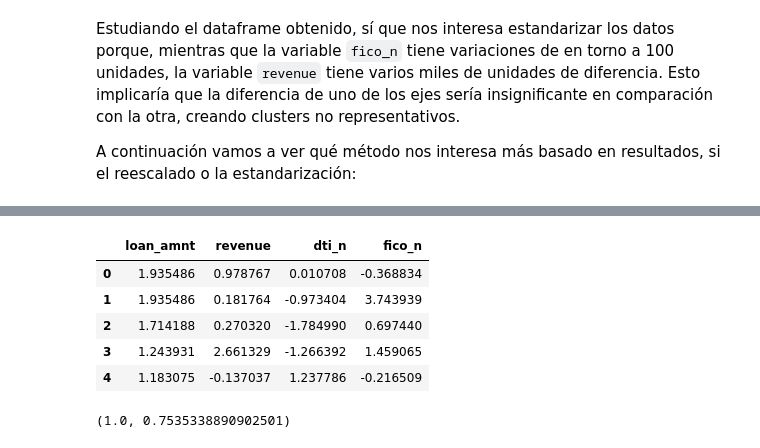
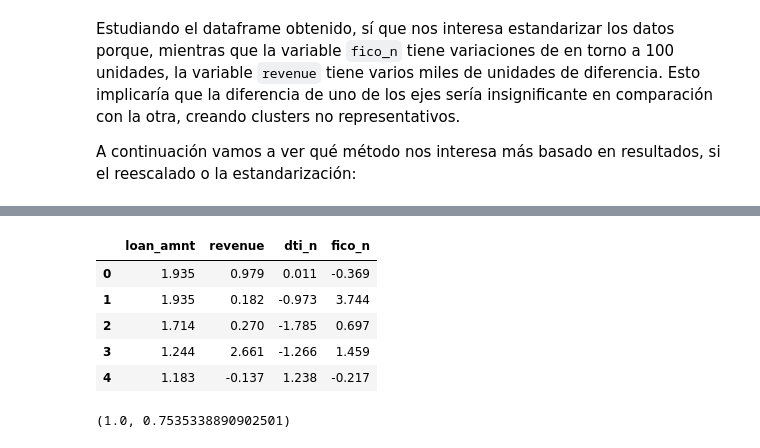
Before and after one commit to mario-sanz/IA2-Practicas, a Jupyter notebook: Lab1/P1_clustering.ipynb, the cells around one changed output, grey strips where cells are left out. Saved outputs shown, nothing was run; the diff lists cells and outputs as text; code cells hidden in the pictures.

```diff
--- a/Lab1/P1_clustering.ipynb
+++ b/Lab1/P1_clustering.ipynb
@@ -47,9 +47,15 @@ Como pandas no tiene forma de saber que las variables `home_ownership_n`, `purpo
 # %%
 import numpy as np
 import pandas as pd
+
+pd.set_option('display.float_format', lambda x: '%.3f' % x)
 # %%
-# La función read_csv ya nos devuelve un DataFrame, así que no hace falta convertirlo
 df = pd.read_csv('prestamos.csv')
+
+numberColumns = ["loan_amnt","revenue", "dti_n", "fico_n"]
+categoryColumns = ["purpose", "home_ownership_n", "emp_length_n", "Default"]
+
+df[categoryColumns] = df[categoryColumns].astype("category")
 df
 # %% [output]
 |  | loan_amnt | purpose | revenue | dti_n | fico_n | home_ownership_n | emp_length_n | Default |
@@ -68,7 +74,7 @@ df
 # %% [markdown]
 Del dataframe anterior, vamos a crear dos dataframes nuevos: uno que solo tenga variables numéricas y otro que solo tenga variables categóricas.
 # %%
-df_num = df.drop(['purpose', 'home_ownership_n', 'emp_length_n', 'Default'], axis=1)
+df_num = df[numberColumns]
 df_num
 # %% [output]
 |  | loan_amnt | revenue | dti_n | fico_n |
@@ -285,9 +355,9 @@ from sklearn.preprocessing import MinMaxScaler
 
 # Transformamos las variables de entrada
 scaler_x = MinMaxScaler()
-scaler_x.fit(df_ej3)
-data_scaled_minMax=scaler_x.transform(df_ej3)
-df_reescalado = pd.DataFrame(data=data_scaled_minMax, columns=['loan_amnt', 'revenue', 'dti_n', 'fico_n'])
+scaler_x.fit(df_num)
+data_scaled_minMax=scaler_x.transform(df_num)
+df_reescalado = pd.DataFrame(data=data_scaled_minMax, columns=numberColumns)
 df_reescalado.head()
 # %% [output]
 |  | loan_amnt | revenue | dti_n | fico_n |
@@ -299,20 +369,19 @@ df_reescalado.head()
 # %%
 #ESTANDARIZACION
 from sklearn.preprocessing import StandardScaler
-
 # Transformamos las variables de entrada
 scaler_x = StandardScaler()
-scaler_x.fit(df_ej3)
-data_scaled=scaler_x.transform(df_ej3)
-df_estandarizado = pd.DataFrame(data=data_scaled, columns=['loan_amnt', 'revenue', 'dti_n', 'fico_n'])
+scaler_x.fit(df_num)
+data_scaled=scaler_x.transform(df_num)
+df_estandarizado = pd.DataFrame(data=data_scaled, columns=numberColumns)
 df_estandarizado.head()
 # %% [output]
 |  | loan_amnt | revenue | dti_n | fico_n |
-| 0 | 1.935486 | 0.978767 | 0.010708 | -0.368834 |
-| 1 | 1.935486 | 0.181764 | -0.973404 | 3.743939 |
-| 2 | 1.714188 | 0.270320 | -1.784990 | 0.697440 |
-| 3 | 1.243931 | 2.661329 | -1.266392 | 1.459065 |
-| 4 | 1.183075 | -0.137037 | 1.237786 | -0.216509 |
+| 0 | 1.935 | 0.979 | 0.011 | -0.369 |
+| 1 | 1.935 | 0.182 | -0.973 | 3.744 |
+| 2 | 1.714 | 0.270 | -1.785 | 0.697 |
+| 3 | 1.244 | 2.661 | -1.266 | 1.459 |
+| 4 | 1.183 | -0.137 | 1.238 | -0.217 |
 # %%
 from sklearn.model_selection import train_test_split
 from sklearn.metrics import accuracy_score
```
Also changed, not shown: parts of 56 cells of this notebook, 2 other files.
